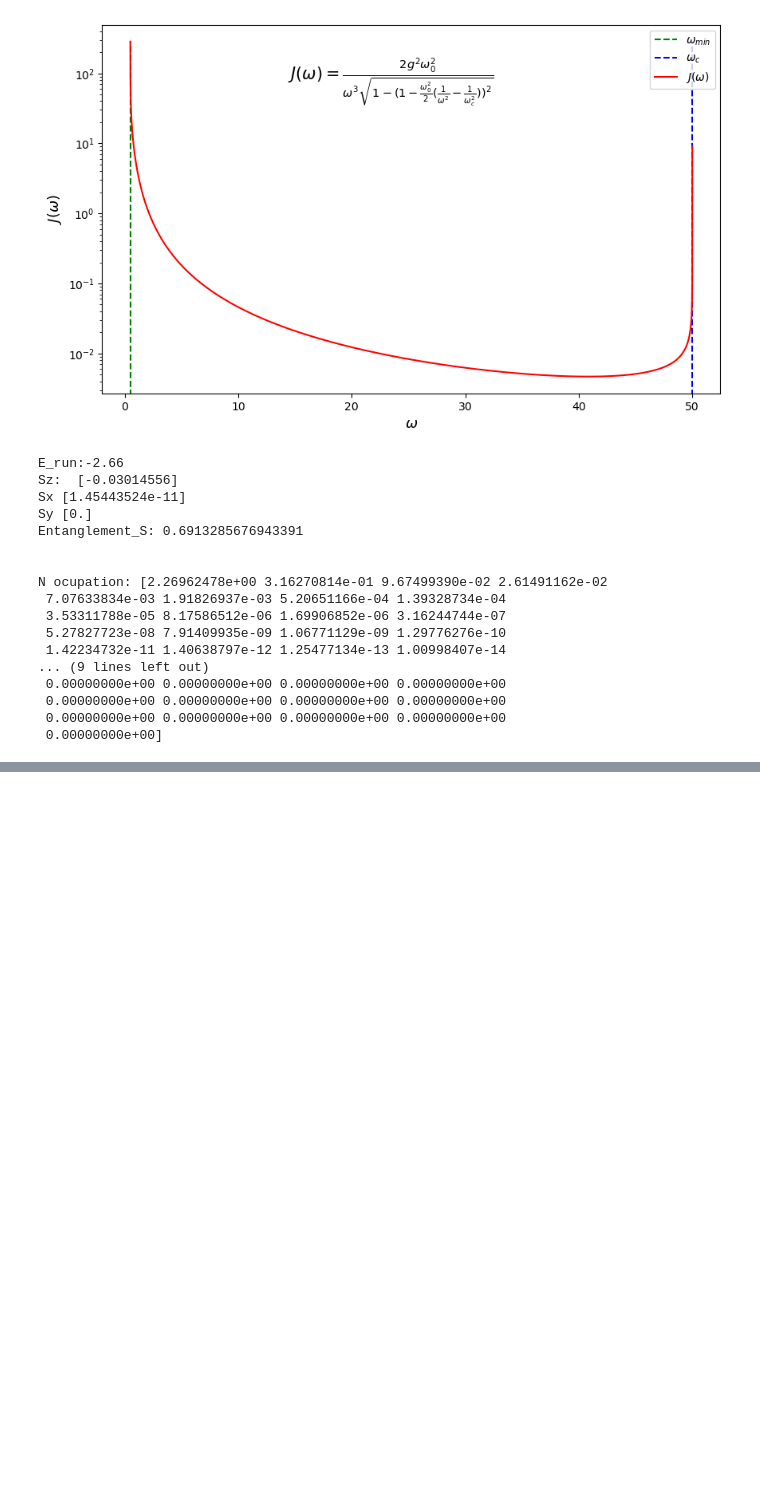
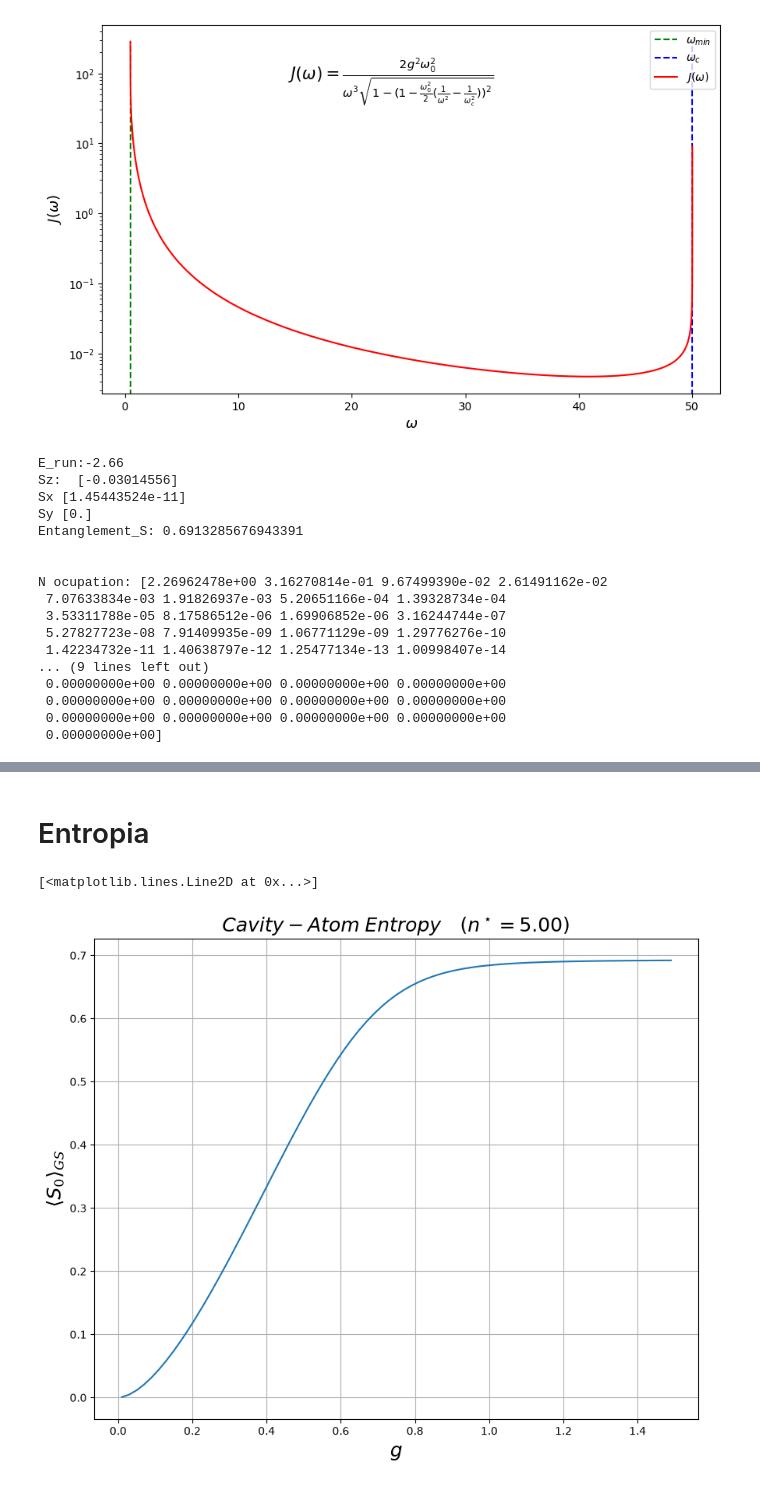
Before and after one commit to IvanHuarte/MPS, a Jupyter notebook: CarlosMPS.ipynb, the cells around one changed output, grey strips where cells are left out. Saved outputs shown, nothing was run; the diff lists cells and outputs as text; code cells hidden in the pictures; blank space fills up the shorter version.

```diff
--- a/CarlosMPS.ipynb
+++ b/CarlosMPS.ipynb
@@ -342,0 +267,21 @@ local B Sm
+# %% [markdown]
+# Entropia
+# %%
+w0 = data[:, 0][0]
+wc = data[:, 1][0]
+Nk = data[:, 2][0]
+gvals = data[:, 3]
+
+Sbond = data[:, 8]
+
+
+fig3, ax3 = plt.subplots(figsize=[10, 8])
+ax3.set_title(r"$Cavity-Atom\;Entropy  \quad (n^\star=%.2f)$"%(nprime), fontsize=18)
+ax3.set_xlabel(r"$g$", fontsize=18)
+ax3.set_ylabel(r"$\langle S_0 \rangle_{GS}$", fontsize=18)
+# ax3.set_ylim(min(E_gr)+min(E_gr)/10, max(E_gr)-max(E_gr))
+ax3.grid()
+ax3.plot(gvals, Sbond)
+# %% [output]
+[<matplotlib.lines.Line2D at 0x...>]
+[figure, added]
```
Also changed, not shown: parts of 16 cells of this notebook, 4 other files.
